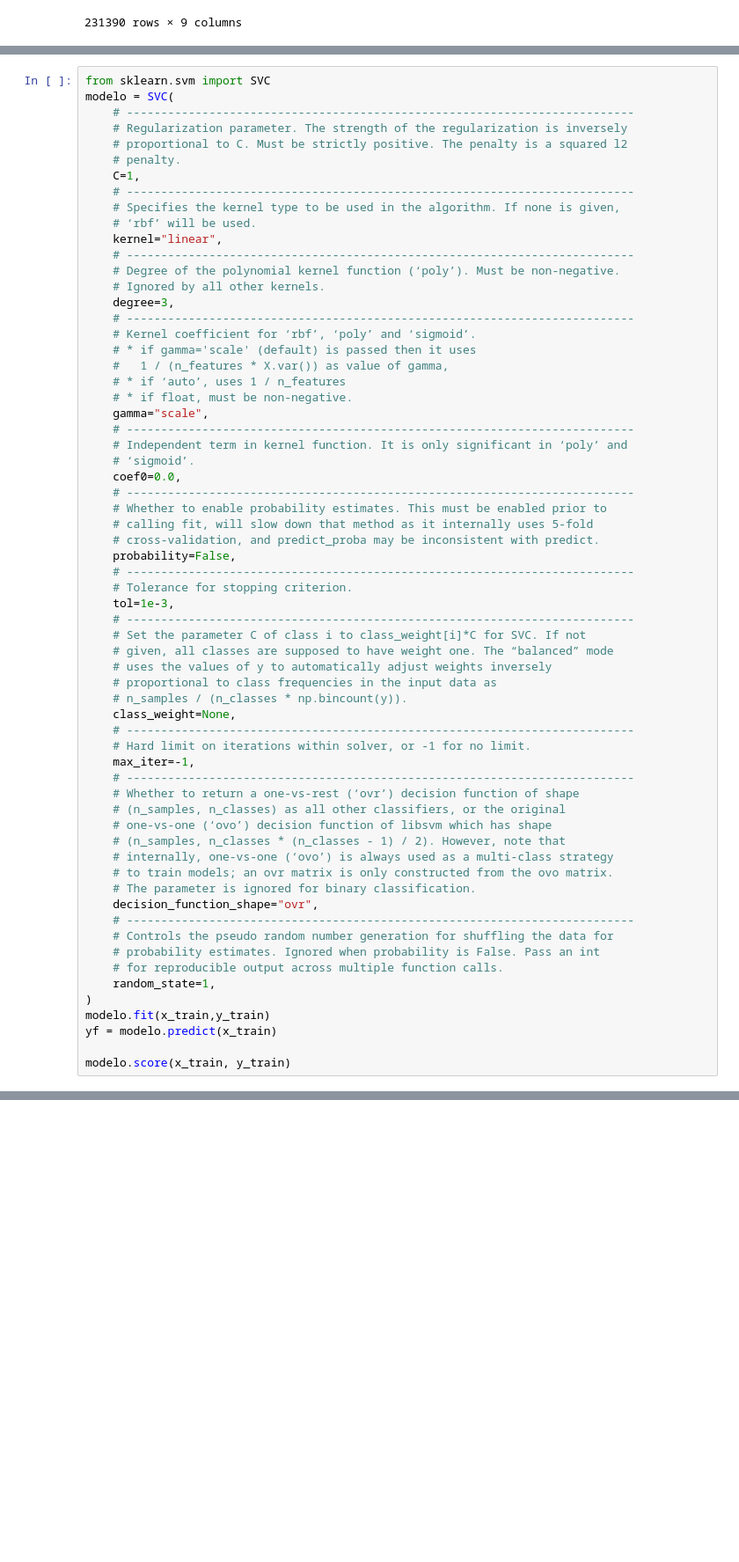
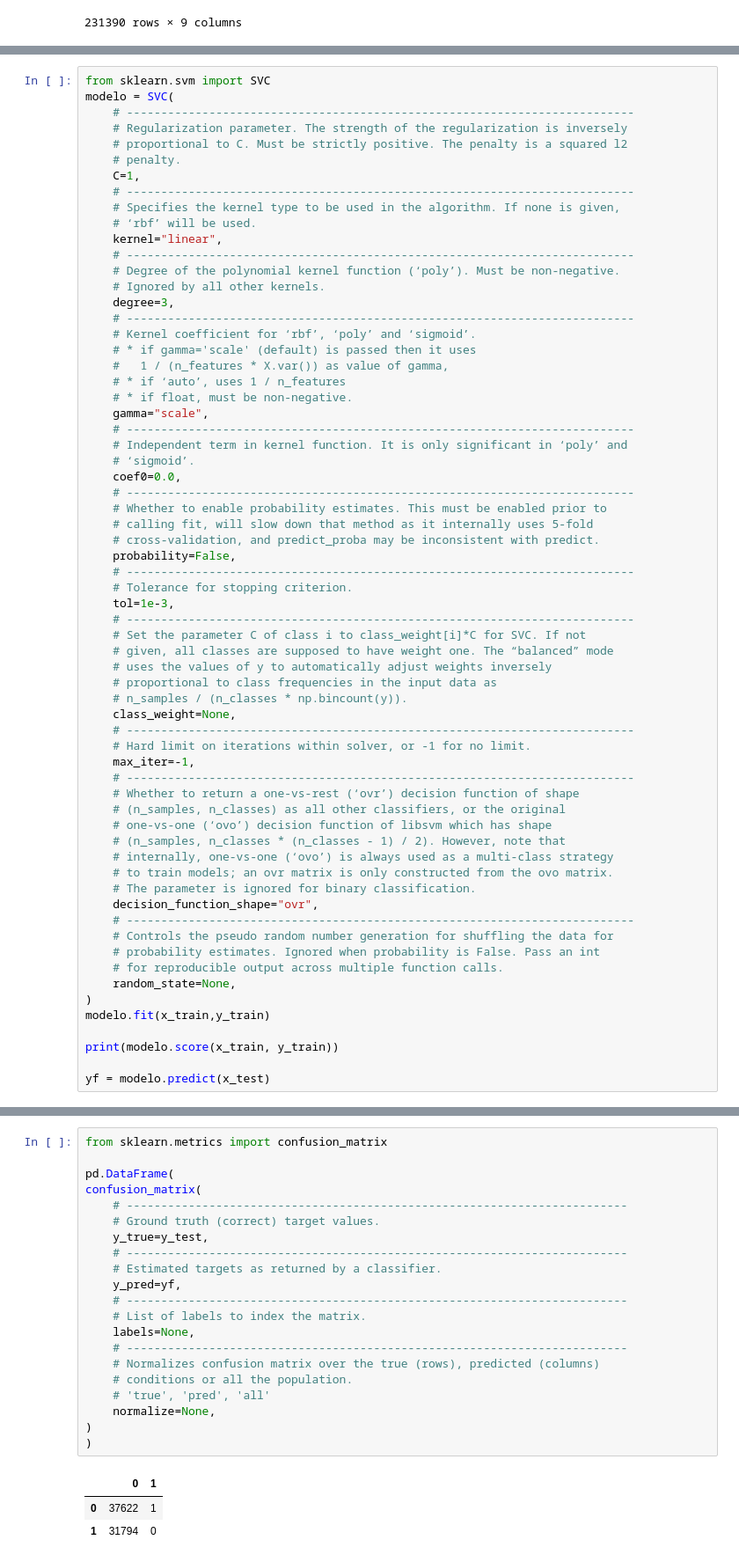
Before and after one commit to anthonnio92/Proyecto_GESTIONC, a Jupyter notebook: soporte_vectorial.ipynb, the cells around one changed output, grey strips where cells are left out. Shown at 88% size. Cells and saved outputs as stored; diff of their text form; blank space fills up the shorter version.

Commit message:
eature/GC-01-GAE:update:Modelos actualizados y con resultados

```diff
--- a/soporte_vectorial.ipynb
+++ b/soporte_vectorial.ipynb
@@ -168,9 +168,10 @@ modelo = SVC(
     # Controls the pseudo random number generation for shuffling the data for
     # probability estimates. Ignored when probability is False. Pass an int
     # for reproducible output across multiple function calls.
-    random_state=1,
+    random_state=None,
 )
 modelo.fit(x_train,y_train)
-yf = modelo.predict(x_train)
 
-modelo.score(x_train, y_train)
+print(modelo.score(x_train, y_train))
+
+yf = modelo.predict(x_test)
@@ -176,0 +180,25 @@ modelo.score(x_train, y_train)
+# %%
+from sklearn.metrics import confusion_matrix
+
+pd.DataFrame(
+confusion_matrix(
+    # -------------------------------------------------------------------------
+    # Ground truth (correct) target values.
+    y_true=y_test,
+    # -------------------------------------------------------------------------
+    # Estimated targets as returned by a classifier.
+    y_pred=yf,
+    # -------------------------------------------------------------------------
+    # List of labels to index the matrix.
+    labels=None,
+    # -------------------------------------------------------------------------
+    # Normalizes confusion matrix over the true (rows), predicted (columns)
+    # conditions or all the population.
+    # 'true', 'pred', 'all'
+    normalize=None,
+)
+)
+# %% [output]
+|  | 0 | 1 |
+| 0 | 37622 | 1 |
+| 1 | 31794 | 0 |
```
Also changed, not shown: parts of 4 cells of this notebook, 1 other file.
